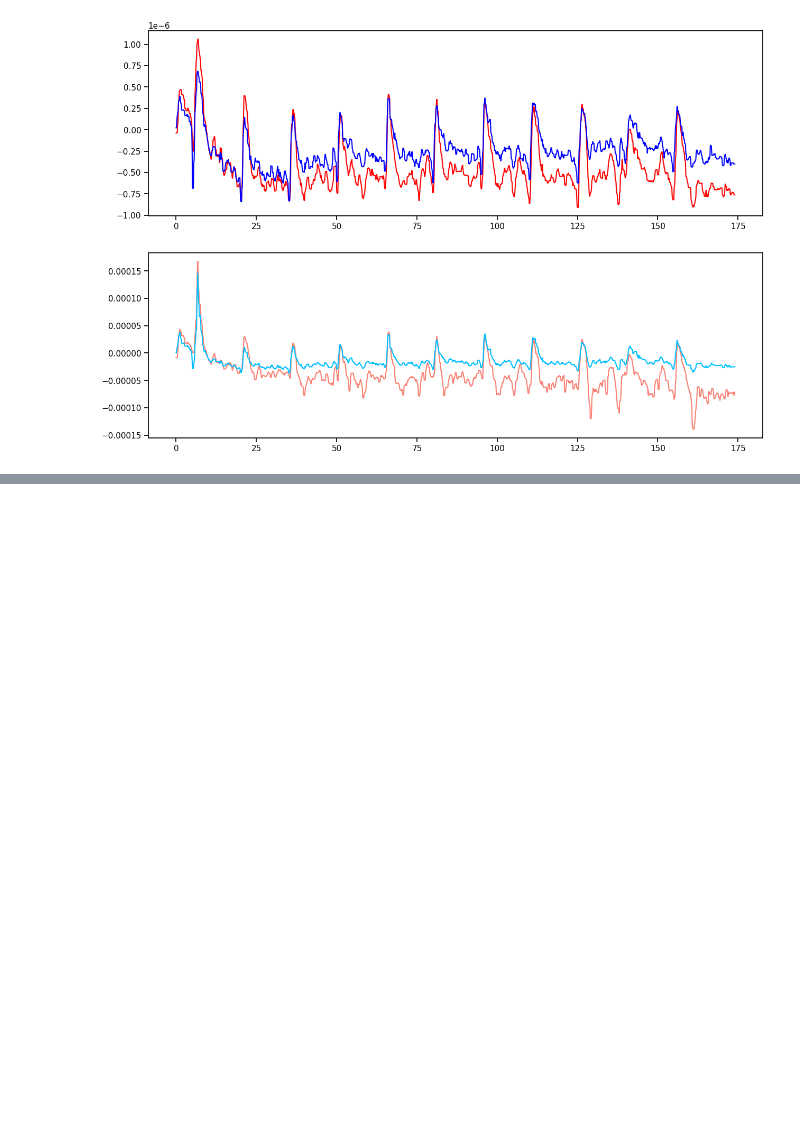
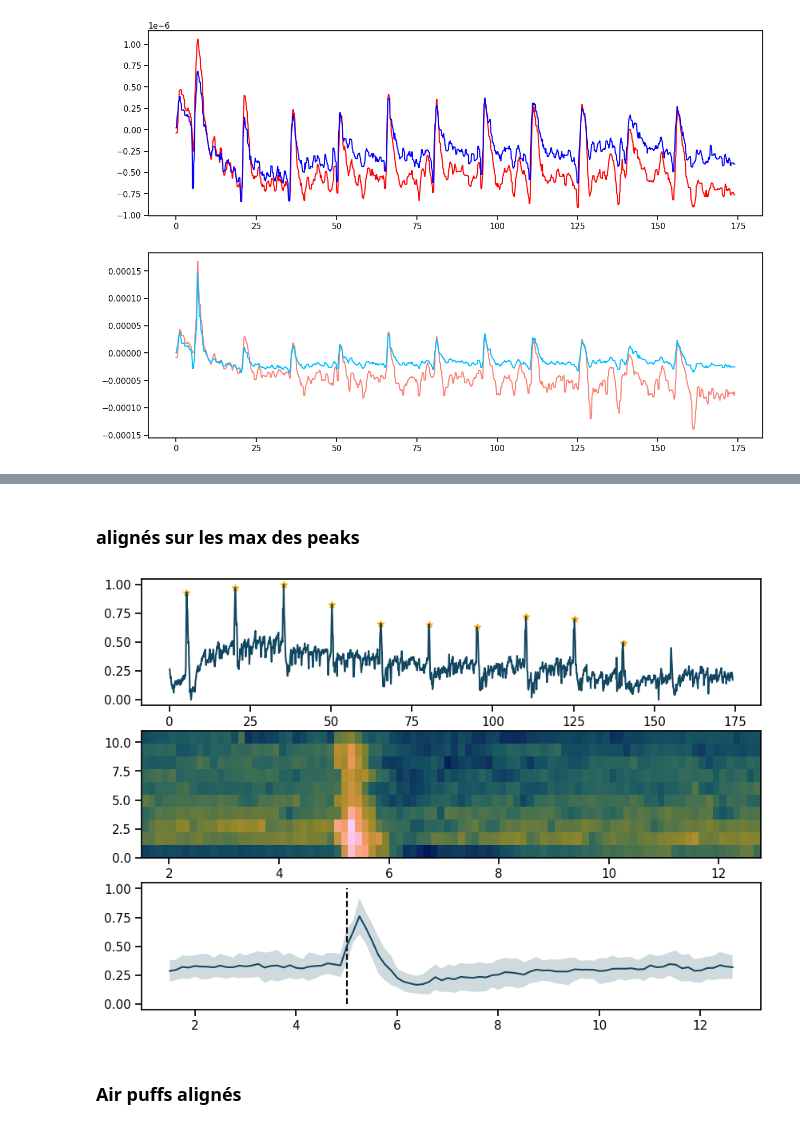
Before and after one commit to Laboratory-of-Vincent-Breton-Provencher/Widefield-Imaging-Acquisition, a Jupyter notebook: analysisPipeline/quickPlot_2024_07_12.ipynb, the cells around one changed output, grey strips where cells are left out. Cells and saved outputs as stored; diff of their text form; code cells hidden in the pictures; blank space fills up the shorter version.

Commit message:
peaks alignés aur max

```diff
--- a/analysisPipeline/quickPlot_2024_07_12.ipynb
+++ b/analysisPipeline/quickPlot_2024_07_12.ipynb
@@ -175,0 +198,47 @@ plt.show()
+# %% [markdown]
+### alignés sur les max des peaks
+# %%
+time, sig = (violet_t, mod_violet)
+# time, sig = (blue_t, (mod_blue*-1 + 1))
+# time, sig = (green_t, mod_green)
+# time, sig = (red_t, mod_red)
+
+
+percycle = 15
+FPS = 40
+nChannels = 5
+FPSc = FPS/nChannels
+framespcycles = int(FPSc*percycle)
+
+peaks, _ = find_peaks(sig, distance=framespcycles-10, height=0.4)
+peaks = peaks[:-1]
+
+fig = plt.figure(figsize=(10, 7))
+ax1 = plt.subplot(3, 1, 1)
+ax1.plot(time, sig)
+ax1.scatter(time[peaks], sig[peaks], color='orange', marker='*')
+
+
+inf = 30
+sup = 60
+aligned_data = np.zeros((len(peaks), inf+sup))
+for i in range(len(peaks)):
+  aligned_data[i,:] = sig[int(peaks[i]-inf):int(peaks[i]+sup)]
+ax2 = plt.subplot(3, 1, 2)
+# print(time[peaks[0]+20])
+ax2.imshow(aligned_data, origin='lower', extent=[time[peaks[0]-inf], time[peaks[0]+sup], 0, 11], aspect='auto', cmap=cmap)
+
+
+avg_data = np.mean(aligned_data, axis=0)
+std_data = np.std(aligned_data, axis=0)
+ax3 = plt.subplot(3, 1, 3)
+ax3.vlines(5, 0, 1, color='k', linestyles='--')
+ax3.plot(time[peaks[0]-inf:peaks[0]+sup], avg_data)
+ax3.fill_between(time[peaks[0]-inf:peaks[0]+sup], avg_data-std_data, avg_data+std_data, alpha=0.2)
+
+
+plt.show()
+# %% [output]
+[figure, added]
+# %% [markdown]
+### Air puffs alignés
```
Also changed, not shown: parts of 10 cells of this notebook, 1 other file.
